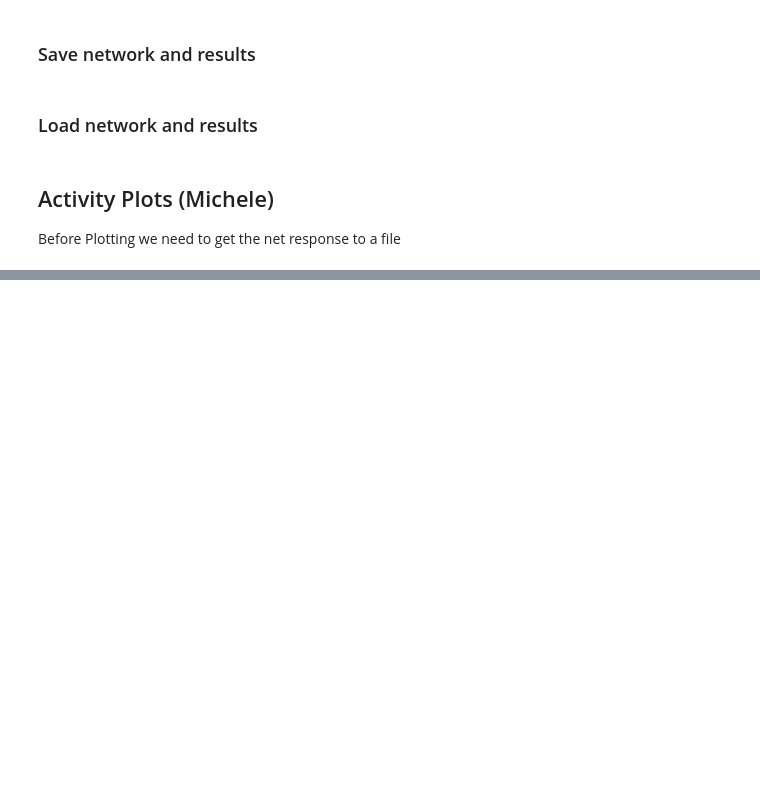
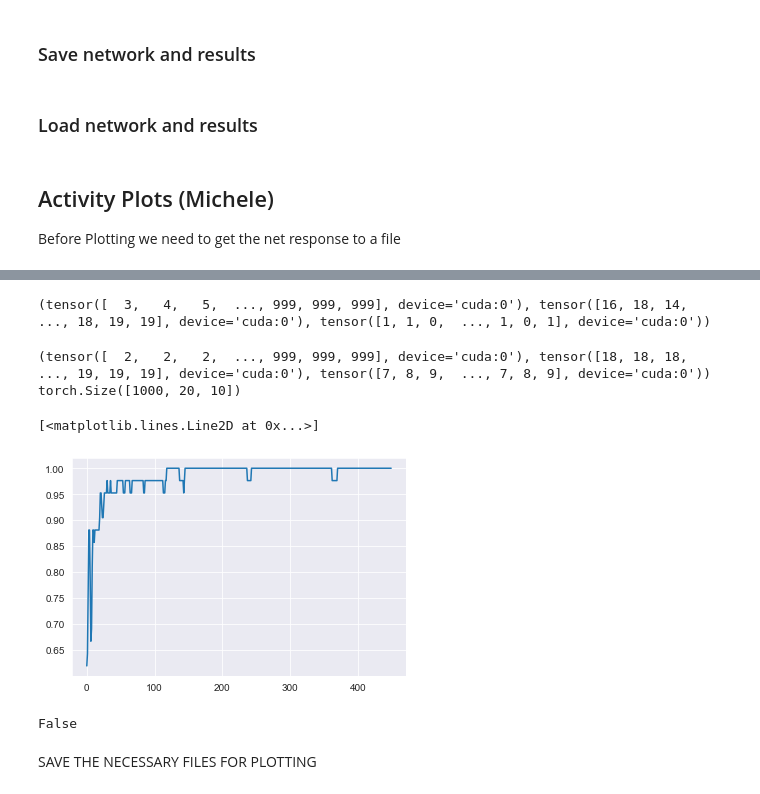
Before and after one commit to marcorax/CNC_toy, a Jupyter notebook: main.ipynb, the cells around one changed output, grey strips where cells are left out. Drawn from its saved outputs; the diff is of its cells as text; code cells hidden in the pictures; blank space fills up the shorter version.

Commit message:
Plotting of test set

```diff
--- a/main.ipynb
+++ b/main.ipynb
@@ -625,0 +633,25 @@ spk_rec_hid.cpu().detach().numpy()  # Recording label
+# %%
+spk_rec_idx = torch.where(spk_rec == 1)
+print(spk_rec_idx)
+# %% [output]
+(tensor([  3,   4,   5,  ..., 999, 999, 999], device='cuda:0'), tensor([16, 18, 14,  ..., 18, 19, 19], device='cuda:0'), tensor([1, 1, 0,  ..., 1, 0, 1], device='cuda:0'))
+# %%
+spk_rec_hid_idx = torch.where(spk_rec_hid == 1)
+print(spk_rec_hid_idx)
+print(spk_rec_hid.shape)
+# %% [output]
+(tensor([  2,   2,   2,  ..., 999, 999, 999], device='cuda:0'), tensor([18, 18, 18,  ..., 19, 19, 19], device='cuda:0'), tensor([7, 8, 9,  ..., 7, 8, 9], device='cuda:0'))
+torch.Size([1000, 20, 10])
+# %%
+import matplotlib.pyplot as plt
+
+plt.plot(accuracy_story)
+# %% [output]
+[<matplotlib.lines.Line2D at 0x...>]
+[figure, added]
+# %%
+(int(spk_rec_hid[0,0,0].detach().cpu().numpy().item()) == 1)
+# %% [output]
+False
+# %% [markdown]
+SAVE THE NECESSARY FILES FOR PLOTTING
```
Also changed, not shown: parts of 12 cells of this notebook, 7 other files.
